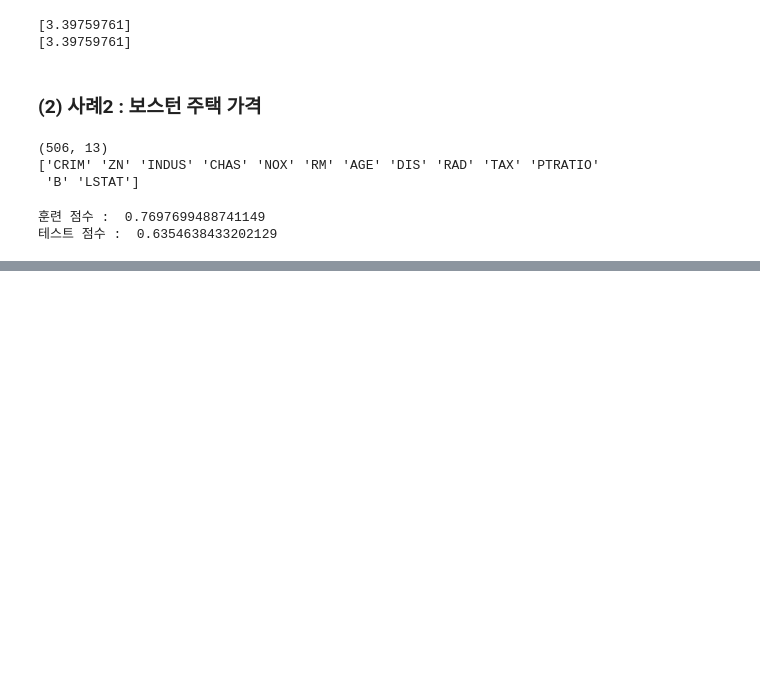
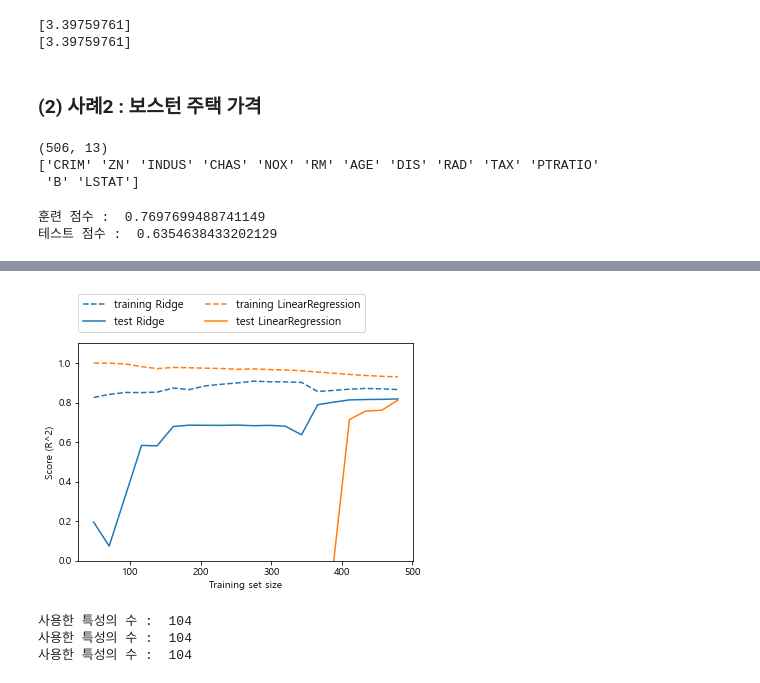
Before and after one commit to NikeLee/pythonwork, a Jupyter notebook: ai/2_선형 회귀모델과 로지스틱 회귀모델.ipynb, the cells around one changed output, grey strips where cells are left out. Drawn from its saved outputs; the diff is of its cells as text; code cells hidden in the pictures; blank space fills up the shorter version.

```diff
--- a/ai/2_선형 회귀모델과 로지스틱 회귀모델.ipynb
+++ b/ai/2_선형 회귀모델과 로지스틱 회귀모델.ipynb
@@ -134,0 +197,13 @@ print("테스트 점수 : ", lr.score(X_test, y_test))
+# %%
+# 릿지의 경우 알파를 1로 고정
+mglearn.plots.plot_ridge_n_samples()
+# %% [output]
+[figure, added]
+# %%
+print("사용한 특성의 수 : ", np.sum(ridge.coef_ != 0))
+print("사용한 특성의 수 : ", np.sum(ridge10.coef_ != 0))
+print("사용한 특성의 수 : ", np.sum(ridge01.coef_ != 0))
+# %% [output]
+사용한 특성의 수 :  104
+사용한 특성의 수 :  104
+사용한 특성의 수 :  104
```
Also changed, not shown: parts of 37 cells of this notebook.
